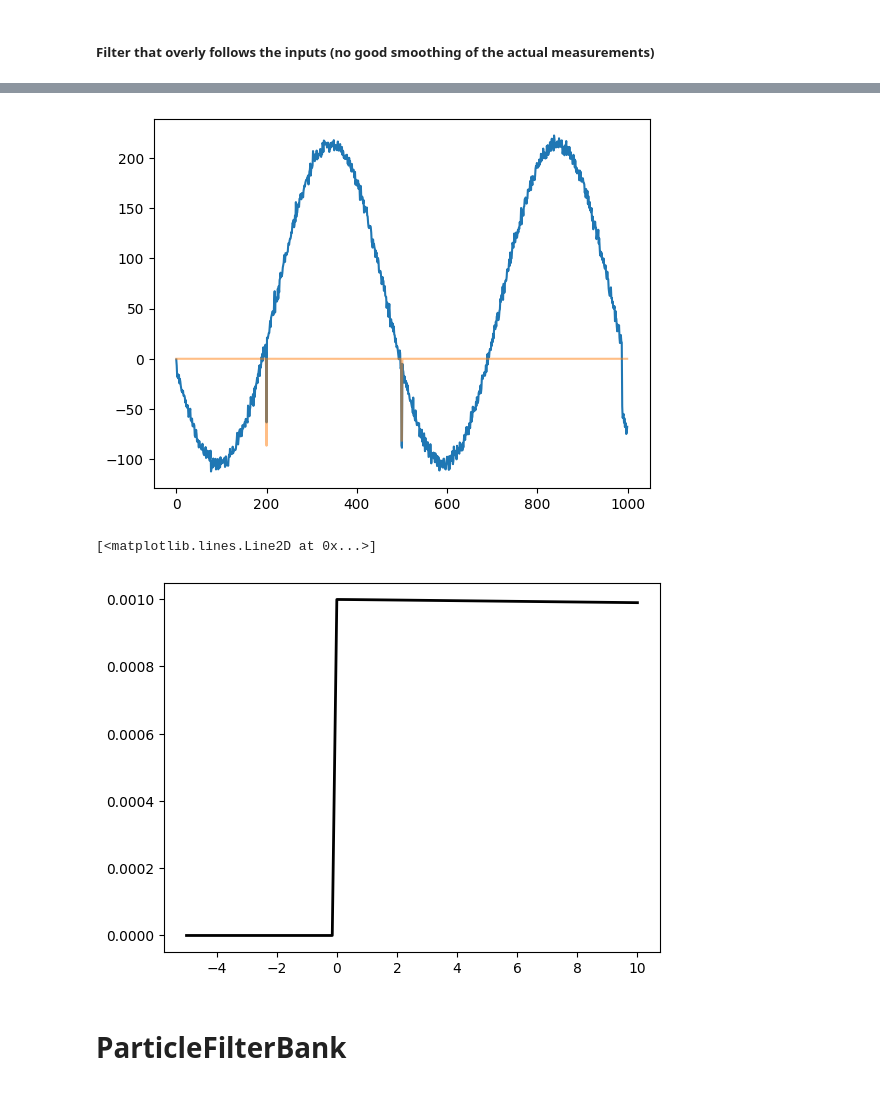
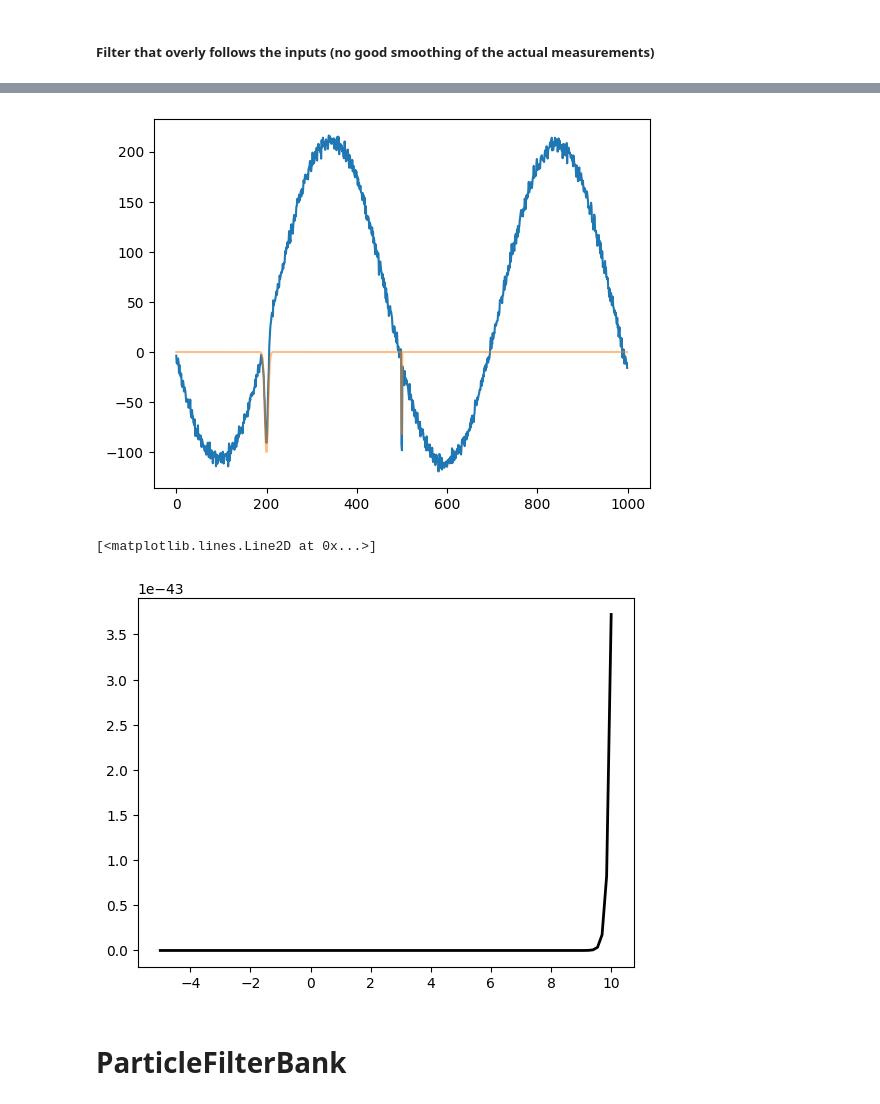
Before and after one commit to OWI-Lab/filter_tc, a Jupyter notebook: notebooks/Basic_testing_compression.ipynb, the cells around one changed output, grey strips where cells are left out. Drawn from its saved outputs; the diff is of its cells as text; code cells hidden in the pictures.

```diff
--- a/notebooks/Basic_testing_compression.ipynb
+++ b/notebooks/Basic_testing_compression.ipynb
@@ -23,7 +23,7 @@ y_lf = lf_amplitude*np.sin(
     2*np.pi*t*lf_frequency + np.pi/8
 )
 
-_ , y_hf = gausspulse(t - 0.2, fc=2000, retenv=True)
+_ , y_hf = gausspulse(t - 0.2, fc=200, retenv=True)
 y_hf = y_hf * hf_amplitude
 
 _ , y_hf2 = gausspulse(t - 0.5, fc=2000, retenv=True)
@@ -100,7 +100,7 @@ pf = ParticleFilter(
     r_measurement_noise=5e1,
     q_process_noise=np.array([2, 1]),
     scale=1e-1,
-    loc=-10,
+    loc=-25,
     alpha = pf_alpha)
 
 mean = np.array([measurements[0], 0]) # Start with the starting variable
@@ -387,7 +384,7 @@ pf = ParticleFilter(
     r_measurement_noise=5e-1,
     q_process_noise=np.array([1e2, 1e10]),
     scale=1e-3,
-    loc = -10
+    loc = 0
 )
 
 mean = np.array([measurements[0], 0]) # Start with the starting variable
@@ -437,7 +434,8 @@ pf = ParticleFilter(
     num_particles=num_particles,
     r_measurement_noise=1e3,
     q_process_noise=np.array([2e-2, 1e-1]),
-    scale=1e-3
+    scale=1e-3,
+    loc=0
 )
 
 mean = np.array([measurements[0], 0]) # Start with the starting variable
@@ -475,6 +473,6 @@ plt.plot(x, pf.event_distribution.pdf(x), 'k-', lw=2, label='frozen pdf')
-[figure, old version]
+[figure, new version]
 [<matplotlib.lines.Line2D at 0x...>]
-[figure, old version]
+[figure, new version]
 # %% [markdown]
 # ParticleFilterBank
 # %%
```
Also changed, not shown: parts of 10 cells of this notebook, 6 other files.
